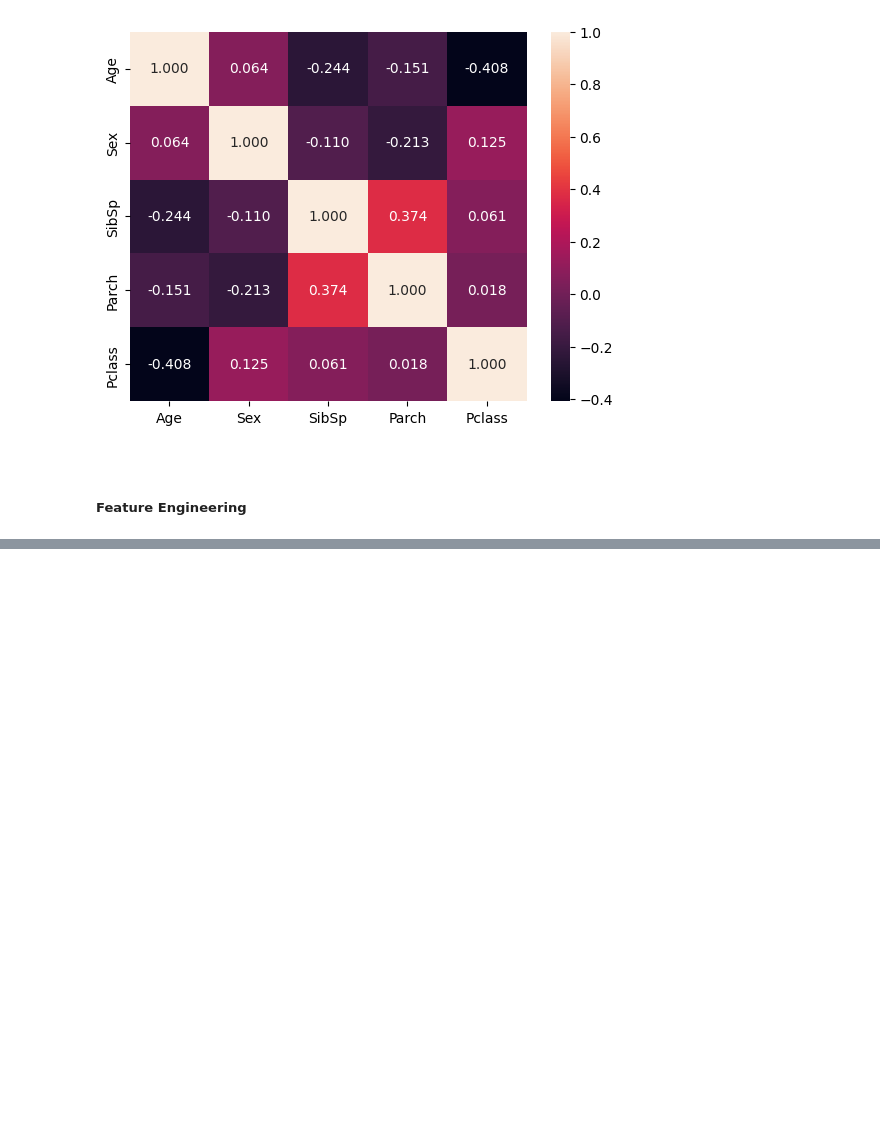
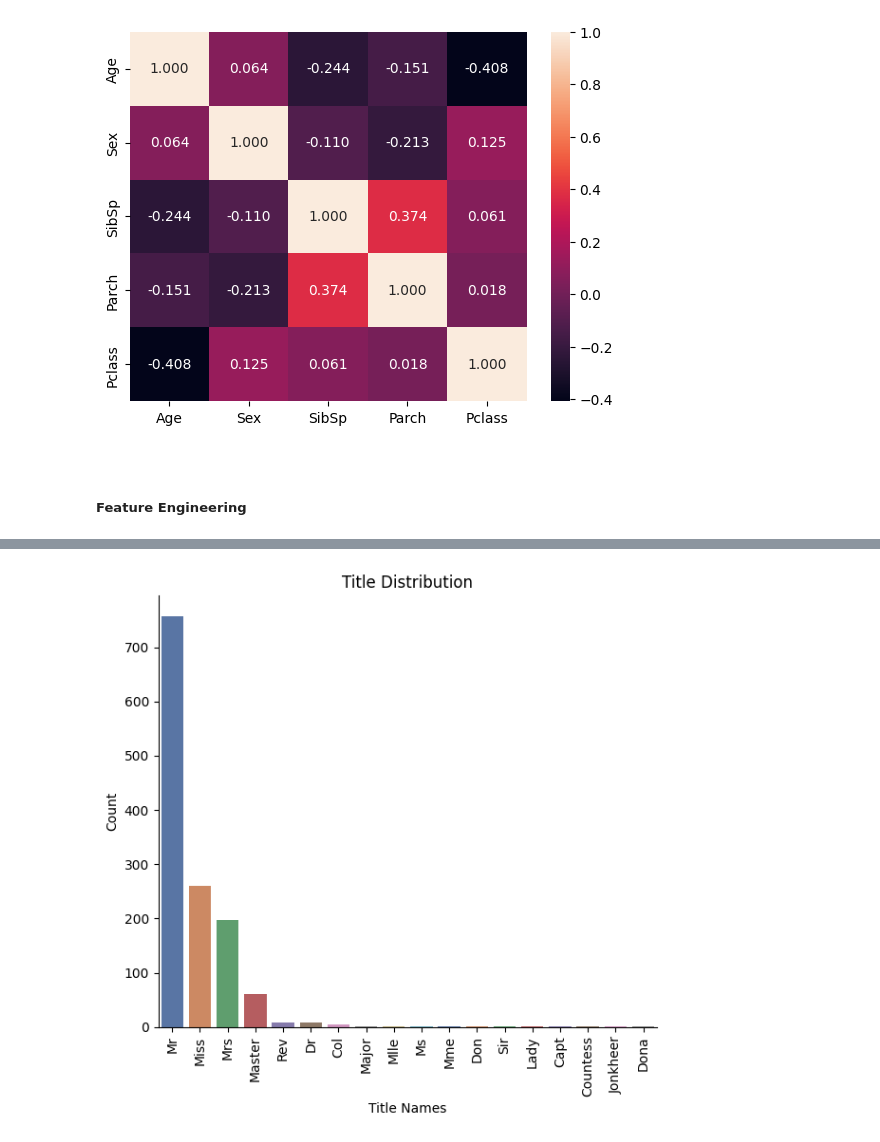
Before and after one commit to MertHasanAslan/titanic_ml, a Jupyter notebook: src/titanic_ml.ipynb, the cells around one changed output, grey strips where cells are left out. Drawn from its saved outputs; the diff is of its cells as text; code cells hidden in the pictures; blank space fills up the shorter version.

Commit message:
Feature Engineering Title Done

```diff
--- a/src/titanic_ml.ipynb
+++ b/src/titanic_ml.ipynb
@@ -569,0 +586,4 @@ for i in null_age_idx:
+# %%
+name=full_df["Name"]
+full_df["Title"] = [i.split(".")[0].split(" ")[-1] for i in name]
+full_df["Title"]
@@ -569,0 +617,13 @@ for i in null_age_idx:
+# %%
+title_counts = full_df["Title"].value_counts().reset_index()
+title_counts.columns = ["Title", "Count"]
+
+sns.catplot(data=title_counts, x="Title", y="Count", kind="bar", height=6, hue="Title", palette="deep").add_legend()
+plt.title("Title Distribution")
+plt.xlabel("Title Names")
+plt.ylabel("Count")
+plt.xticks(rotation=90)
+plt.tight_layout()
+plt.show()
+# %% [output]
+[figure, added]
```
Also changed, not shown: parts of 9 cells of this notebook.
